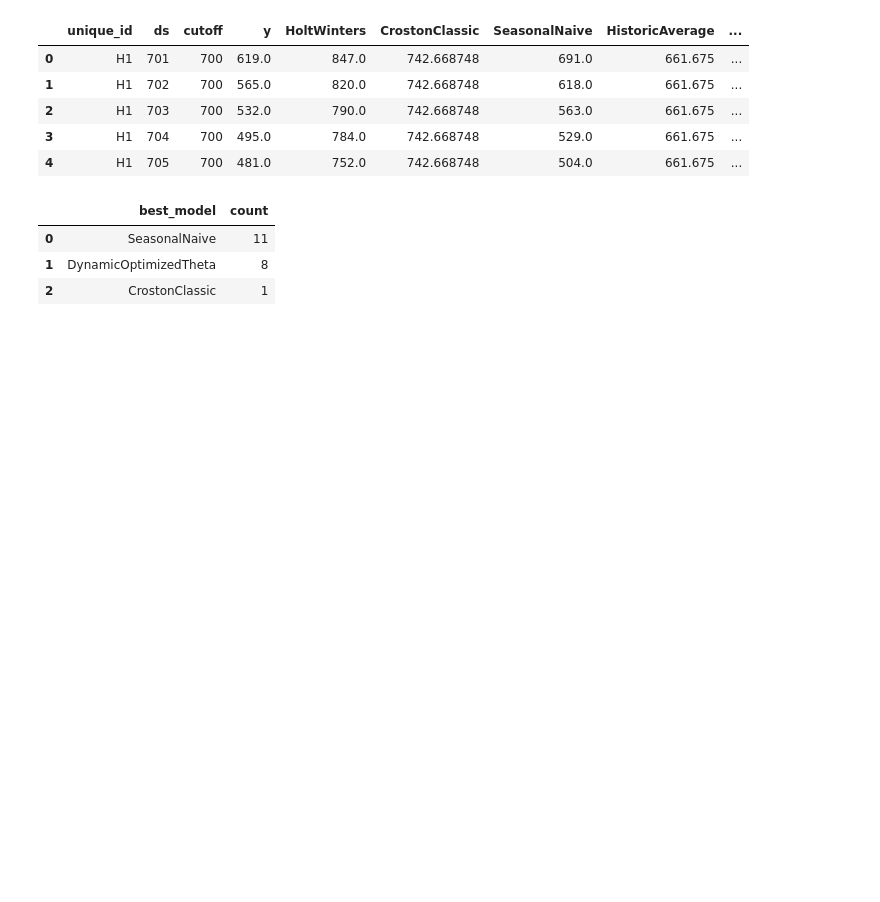
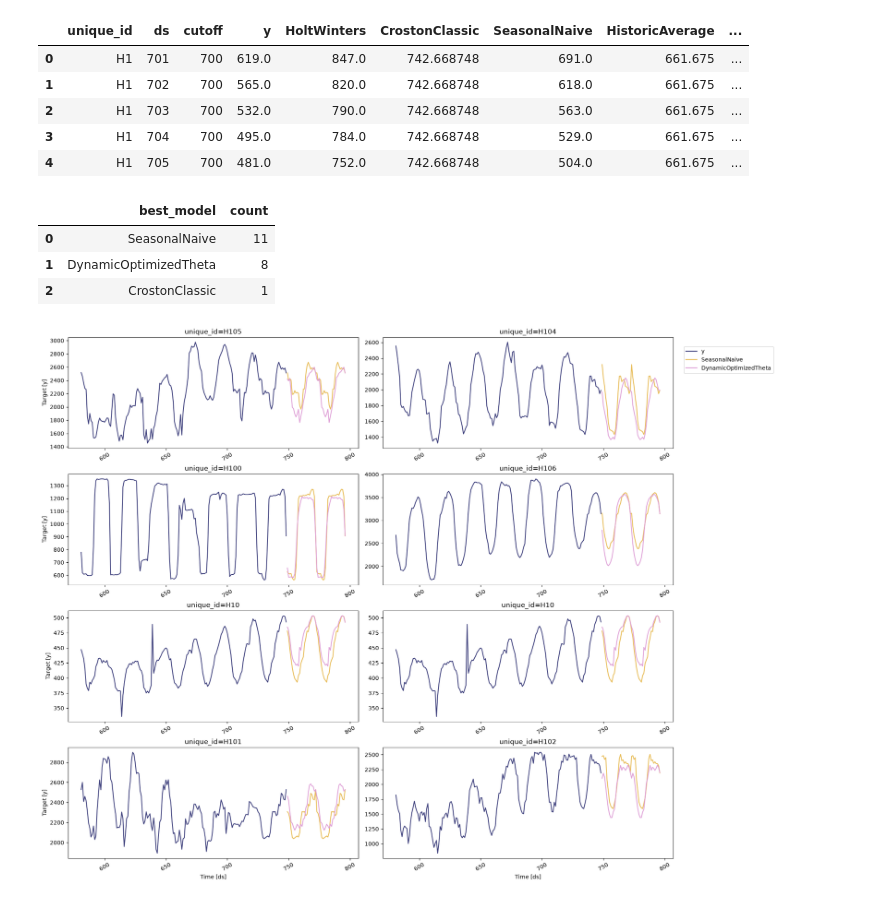
Before and after one commit to ambmodels/ambforecast-intern, a Jupyter notebook: statsforecast_tutorial.ipynb, the cells around one changed output. Drawn from its saved outputs; the diff is of its cells as text; code cells hidden in the pictures; blank space fills up the shorter version.

Commit message:
statsforecast end to end walkthrough - selecting the best model for each series

```diff
--- a/statsforecast_tutorial.ipynb
+++ b/statsforecast_tutorial.ipynb
@@ -149,3 +149,7 @@ evaluation_df['best_model'].value_counts().to_frame().reset_index()
 | 2 | CrostonClassic | 1 |
 # %%
 #plot the unique_ids where a specific model wins
+seasonal_ids = evaluation_df.query('best_model == "SeasonalNaive"')['unique_id'] #keeps the unique_ids where seasonalnaive had the best result
+sf.plot(Y_df,forecasts_df, unique_ids=seasonal_ids, models=["SeasonalNaive","DynamicOptimizedTheta"]) #plots the historical data and forecasts for only these series for comparison
+# %% [output]
+[figure, added]
```
Also changed, not shown: parts of 2 cells of this notebook.
